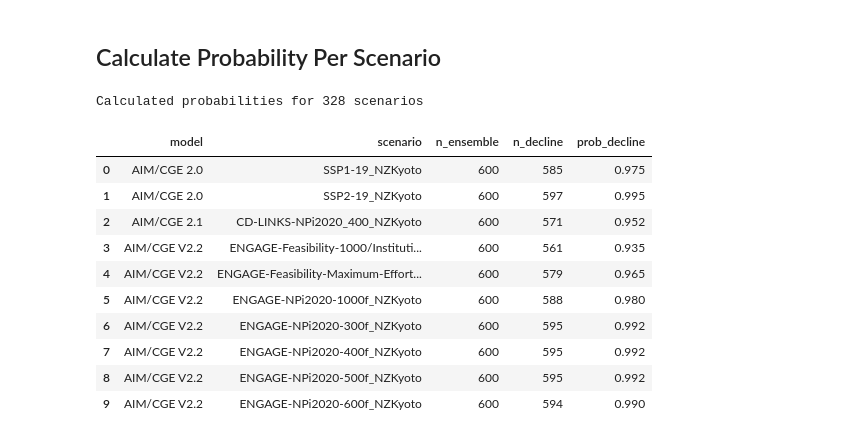
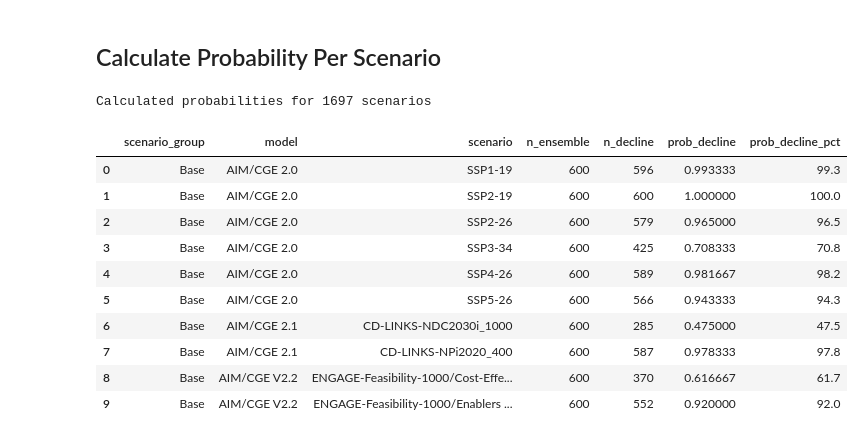
Before and after one commit to gaurav-ganti/netzero_assessment, a Jupyter notebook: analysis/501_nofurtherwarming_probability.ipynb, the cells around one changed output. Saved outputs shown, nothing was run; the diff lists cells and outputs as text; code cells hidden in the pictures.

```diff
--- a/analysis/501_nofurtherwarming_probability.ipynb
+++ b/analysis/501_nofurtherwarming_probability.ipynb
@@ -22,5 +26,5 @@ OUTPUT_FOLDER = Path(os.environ["OUTPUT_FOLDER"])
 
 # Guardrails for classifying decline
 PEAK_YEAR_THRESHOLD = 2100  # Peak must occur before this year
-DELTA_WARMING_THRESHOLD = 0.01  # Minimum decline in °C to count as decline
+DELTA_WARMING_THRESHOLD = 0.0  # Minimum decline in °C to count as decline
 # %%
@@ -58,0 +49,18 @@ NZKyoto ALL scenarios: 196800 rows
+# %%
+# Filter for ALL magicc_flag only
+all_df = metrics_df[metrics_df["magicc_flag"] == "ALL"].copy()
+print(f"Filtered to magicc_flag=ALL: {len(all_df)} rows")
+
+# Classify scenarios into three groups
+all_df["scenario_group"] = all_df["scenario"].apply(
+    lambda x: "NZCO2" if "NZCO2" in x
+    else ("NZKyoto" if "NZKyoto" in x else "Base")
+)
+
+# Show group counts
+group_counts = all_df.groupby("scenario_group").agg(
+    n_rows=("run_id", "count"),
+    n_scenarios=("scenario", "nunique")
+)
+print("\nScenario group summary:")
+group_counts
@@ -72,0 +78,16 @@ Ensemble members not classified as decline: 10981
+# %%
+# Apply guardrails to classify each ensemble member as "decline" or not
+all_df["is_decline"] = (
+    (all_df["gsat_peak_year"] < PEAK_YEAR_THRESHOLD) &
+    (all_df["delta_warming"] > DELTA_WARMING_THRESHOLD)
+)
+
+# Summary by group
+decline_summary = all_df.groupby("scenario_group").agg(
+    total_members=("is_decline", "count"),
+    decline_members=("is_decline", "sum"),
+)
+decline_summary["no_decline_members"] = decline_summary["total_members"] - decline_summary["decline_members"]
+decline_summary["pct_decline"] = (decline_summary["decline_members"] / decline_summary["total_members"] * 100).round(1)
+print("Decline classification by scenario group:")
+decline_summary
@@ -73,28 +101,28 @@ Ensemble members not classified as decline: 10981
 # %% [markdown]
 ## Calculate Probability Per Scenario
 # %%
-# Group by model and scenario, calculate probability
-decline_prob = nzkyoto_all_df.groupby(["model", "scenario"]).agg(
+# Group by model, scenario, and scenario_group, calculate probability
+decline_prob = all_df.groupby(["scenario_group", "model", "scenario"]).agg(
     n_ensemble=pd.NamedAgg(column="run_id", aggfunc="count"),
     n_decline=pd.NamedAgg(column="is_decline", aggfunc="sum"),
 ).reset_index()
 
 # Calculate probability
 decline_prob["prob_decline"] = decline_prob["n_decline"] / decline_prob["n_ensemble"]
-decline_prob["prob_decline"] = decline_prob["prob_decline"].round(3)
+decline_prob["prob_decline_pct"] = (decline_prob["prob_decline"] * 100).round(1)
 
 print(f"Calculated probabilities for {len(decline_prob)} scenarios")
 decline_prob.head(10)
 # %% [output]
-Calculated probabilities for 328 scenarios
+Calculated probabilities for 1697 scenarios
-|  | model | scenario | n_ensemble | n_decline | prob_decline |
-| 0 | AIM/CGE 2.0 | SSP1-19_NZKyoto | 600 | 585 | 0.975 |
-| 1 | AIM/CGE 2.0 | SSP2-19_NZKyoto | 600 | 597 | 0.995 |
-| 2 | AIM/CGE 2.1 | CD-LINKS-NPi2020_400_NZKyoto | 600 | 571 | 0.952 |
-| 3 | AIM/CGE V2.2 | ENGAGE-Feasibility-1000/Instituti... | 600 | 561 | 0.935 |
-| 4 | AIM/CGE V2.2 | ENGAGE-Feasibility-Maximum-Effort... | 600 | 579 | 0.965 |
-| 5 | AIM/CGE V2.2 | ENGAGE-NPi2020-1000f_NZKyoto | 600 | 588 | 0.980 |
-| 6 | AIM/CGE V2.2 | ENGAGE-NPi2020-300f_NZKyoto | 600 | 595 | 0.992 |
-| 7 | AIM/CGE V2.2 | ENGAGE-NPi2020-400f_NZKyoto | 600 | 595 | 0.992 |
-| 8 | AIM/CGE V2.2 | ENGAGE-NPi2020-500f_NZKyoto | 600 | 595 | 0.992 |
-| 9 | AIM/CGE V2.2 | ENGAGE-NPi2020-600f_NZKyoto | 600 | 594 | 0.990 |
+|  | scenario_group | model | scenario | n_ensemble | n_decline | prob_decline | prob_decline_pct |
+| 0 | Base | AIM/CGE 2.0 | SSP1-19 | 600 | 596 | 0.993333 | 99.3 |
+| 1 | Base | AIM/CGE 2.0 | SSP2-19 | 600 | 600 | 1.000000 | 100.0 |
+| 2 | Base | AIM/CGE 2.0 | SSP2-26 | 600 | 579 | 0.965000 | 96.5 |
+| 3 | Base | AIM/CGE 2.0 | SSP3-34 | 600 | 425 | 0.708333 | 70.8 |
+| 4 | Base | AIM/CGE 2.0 | SSP4-26 | 600 | 589 | 0.981667 | 98.2 |
+| 5 | Base | AIM/CGE 2.0 | SSP5-26 | 600 | 566 | 0.943333 | 94.3 |
+| 6 | Base | AIM/CGE 2.1 | CD-LINKS-NDC2030i_1000 | 600 | 285 | 0.475000 | 47.5 |
+| 7 | Base | AIM/CGE 2.1 | CD-LINKS-NPi2020_400 | 600 | 587 | 0.978333 | 97.8 |
+| 8 | Base | AIM/CGE V2.2 | ENGAGE-Feasibility-1000/Cost-Effe... | 600 | 370 | 0.616667 | 61.7 |
+| 9 | Base | AIM/CGE V2.2 | ENGAGE-Feasibility-1000/Enablers ... | 600 | 552 | 0.920000 | 92.0 |
```
Also changed, not shown: parts of 15 cells of this notebook.
